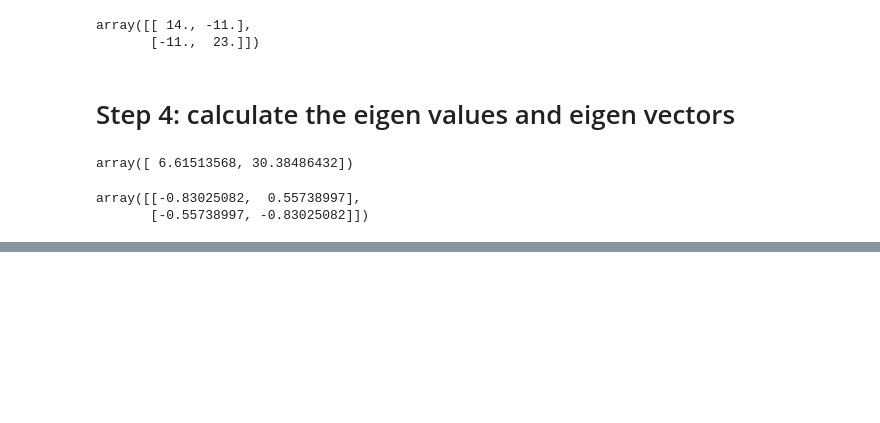
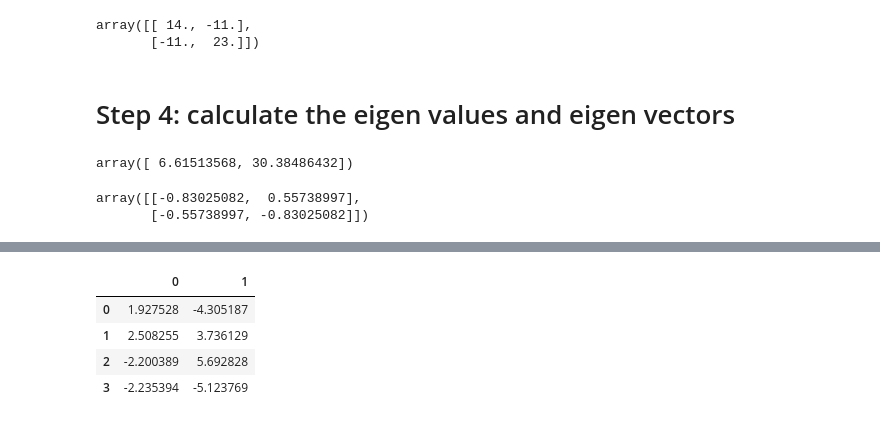
Before and after one commit to dajebbar/FreeCodeCamp-python-data-analysis, a Jupyter notebook: PCA.ipynb, the cells around one changed output, grey strips where cells are left out. Saved outputs shown, nothing was run; the diff lists cells and outputs as text; code cells hidden in the pictures; blank space fills up the shorter version.

```diff
--- a/PCA.ipynb
+++ b/PCA.ipynb
@@ -66,0 +107,10 @@ array([[-0.83025082,  0.55738997],
+# %%
+df_pca = pd.DataFrame(data=df_pca.T, columns=df.columns)
+# %%
+df_pca
+# %% [output]
+|  | 0 | 1 |
+| 0 | 1.927528 | -4.305187 |
+| 1 | 2.508255 | 3.736129 |
+| 2 | -2.200389 | 5.692828 |
+| 3 | -2.235394 | -5.123769 |
```
Also changed, not shown: parts of 8 cells of this notebook.
